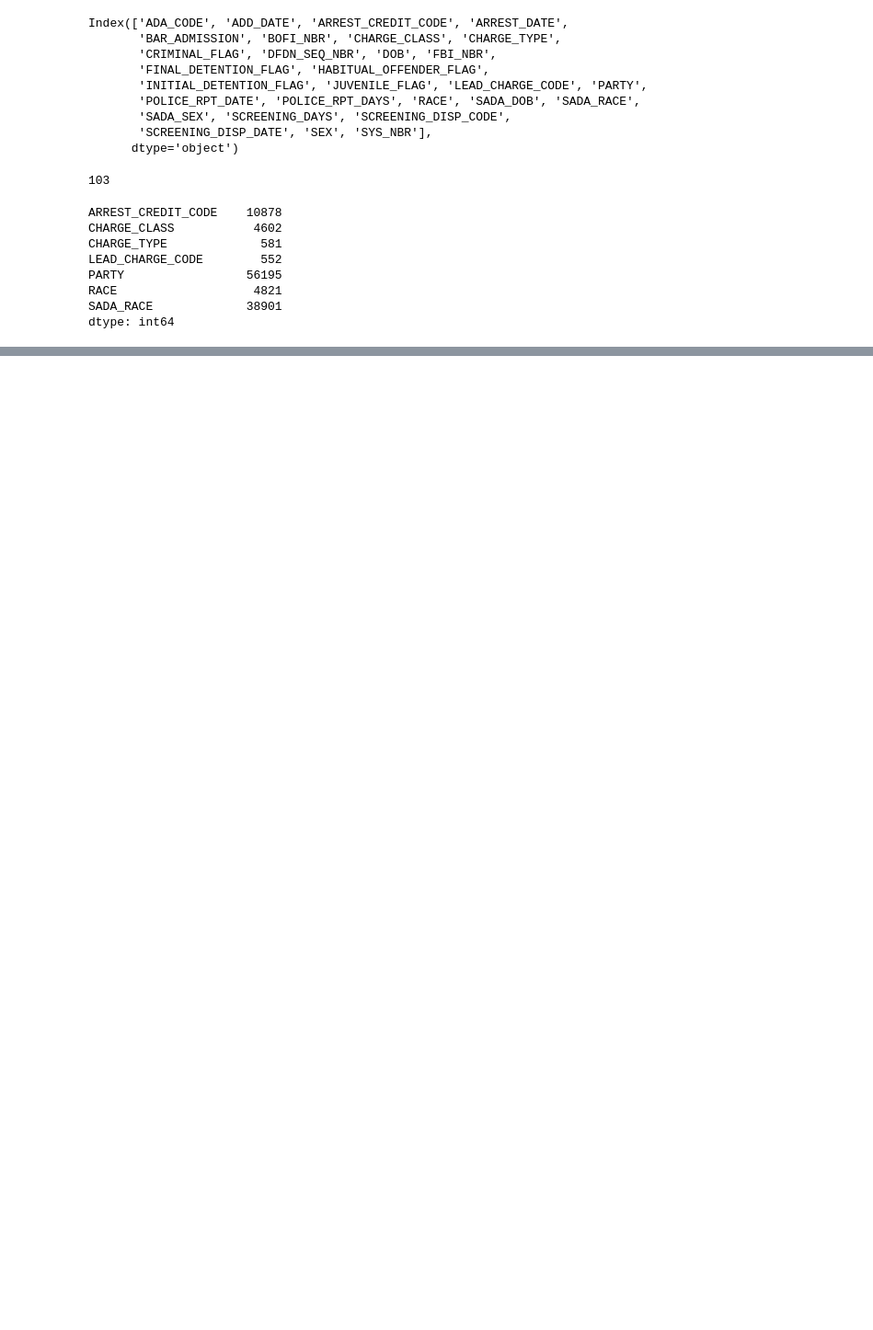
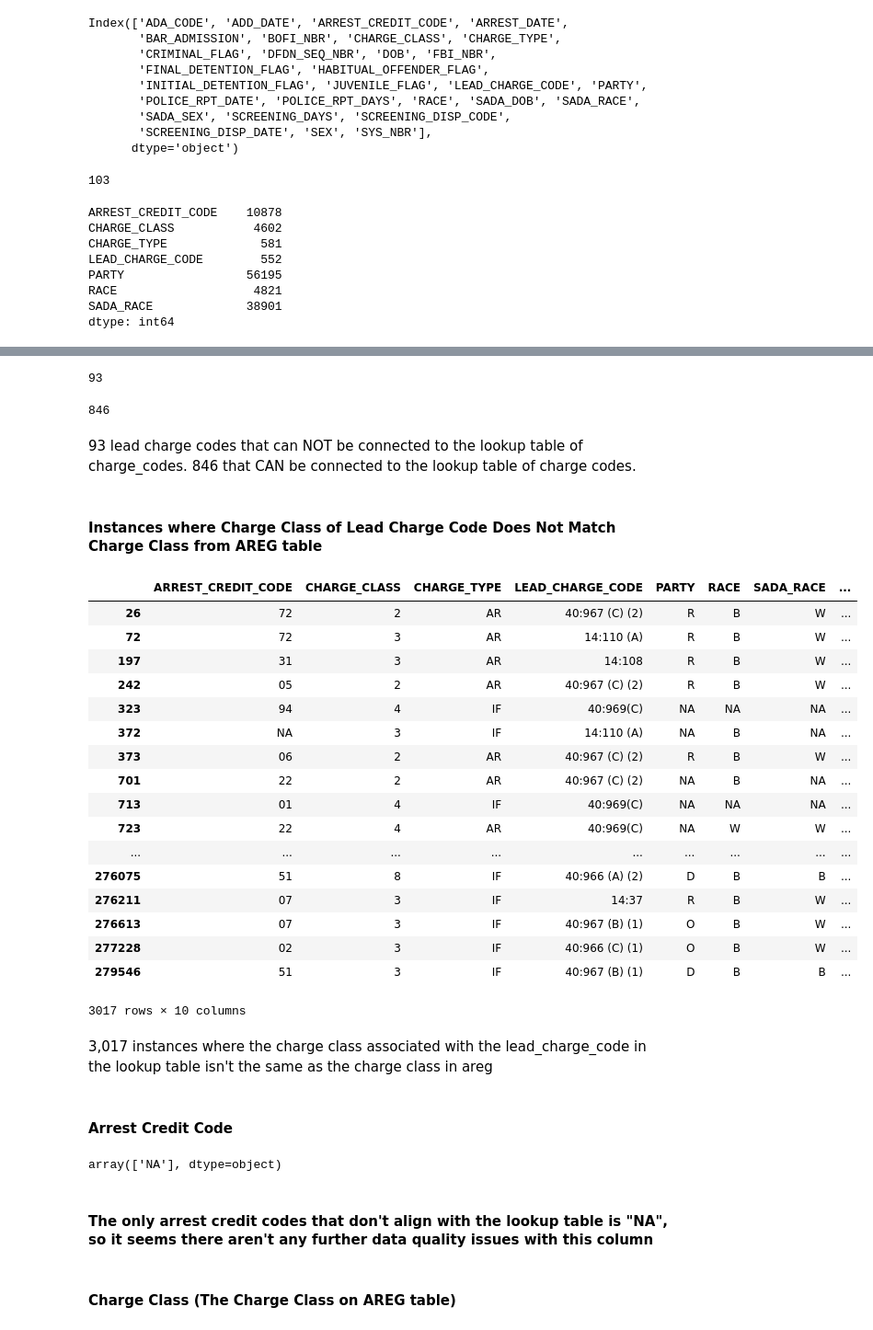
Before and after one commit to da1933/NODA, a Jupyter notebook: Cleaning categorical data.ipynb, the cells around one changed output, grey strips where cells are left out. Shown at 92% size. Saved outputs shown, nothing was run; the diff lists cells and outputs as text; code cells hidden in the pictures; blank space fills up the shorter version.

```diff
--- a/Cleaning categorical data.ipynb
+++ b/Cleaning categorical data.ipynb
@@ -111,0 +110,3 @@ categorical
+# %%
+CGCD = pd.read_stata("cgcd-cln.dta")
+CGCD.to_csv('cgcd-cln.csv')
@@ -111,0 +135,14 @@ categorical
+# %%
+merged_cat_filled = pd.merge(merged_cat_filled, CGCD[['charge_code', 'charge_class', 'charge_desc']], \
+                             left_on=['LEAD_CHARGE_CODE'], right_on=['charge_code'], how='left')
+# %%
+len(merged_cat_filled.loc[merged_cat_filled['charge_code'].isnull() == True,'LEAD_CHARGE_CODE'].unique())
+# %% [output]
+93
+# %%
+len(merged_cat_filled.loc[merged_cat_filled['charge_code'].isnull() == False,'LEAD_CHARGE_CODE'].unique())
+# %% [output]
+846
+# %% [markdown]
+93 lead charge codes that can NOT be connected to the lookup table of charge_codes.
+846 that CAN be connected to the lookup table of charge codes.
@@ -111,0 +153,31 @@ categorical
+# %% [markdown]
+#### Instances where Charge Class of Lead Charge Code Does Not Match Charge Class from AREG table
+# %%
+non_null_cc = merged_cat_filled.loc[(merged_cat_filled['CHARGE_CLASS'] != 'NA') \
+                                    & (merged_cat_filled['charge_class'].isnull() == False)\
+                                    & (merged_cat_filled['charge_class'] != ''), ]
+# %%
+non_null_cc.loc[non_null_cc['CHARGE_CLASS'].astype(int).astype(str) != non_null_cc['charge_class'].astype(str),]
+# %% [output]
+|  | ARREST_CREDIT_CODE | CHARGE_CLASS | CHARGE_TYPE | LEAD_CHARGE_CODE | PARTY | RACE | SADA_RACE | ... |
+| 26 | 72 | 2 | AR | 40:967 (C) (2) | R | B | W | ... |
+| 72 | 72 | 3 | AR | 14:110 (A) | R | B | W | ... |
+| 197 | 31 | 3 | AR | 14:108 | R | B | W | ... |
+| 242 | 05 | 2 | AR | 40:967 (C) (2) | R | B | W | ... |
+| 323 | 94 | 4 | IF | 40:969(C) | NA | NA | NA | ... |
+| 372 | NA | 3 | IF | 14:110 (A) | NA | B | NA | ... |
+| 373 | 06 | 2 | AR | 40:967 (C) (2) | R | B | W | ... |
+| 701 | 22 | 2 | AR | 40:967 (C) (2) | NA | B | NA | ... |
+| 713 | 01 | 4 | IF | 40:969(C) | NA | NA | NA | ... |
+| 723 | 22 | 4 | AR | 40:969(C) | NA | W | W | ... |
+| ... | ... | ... | ... | ... | ... | ... | ... | ... |
+| 276075 | 51 | 8 | IF | 40:966 (A) (2) | D | B | B | ... |
+| 276211 | 07 | 3 | IF | 14:37 | R | B | W | ... |
+| 276613 | 07 | 3 | IF | 40:967 (B) (1) | O | B | W | ... |
+| 277228 | 02 | 3 | IF | 40:966 (C) (1) | O | B | W | ... |
+| 279546 | 51 | 3 | IF | 40:967 (B) (1) | D | B | B | ... |
+3017 rows × 10 columns
+# %% [markdown]
+3,017 instances where the charge class associated with the lead_charge_code in the lookup table isn't the same as the charge class in areg
+# %% [markdown]
+#### Arrest Credit Code
@@ -111,0 +189,8 @@ categorical
+# %%
+merged_cat_filled.loc[merged_cat_filled['code_code'].isnull() == True,'ARREST_CREDIT_CODE'].unique()
+# %% [output]
+array(['NA'], dtype=object)
+# %% [markdown]
+#### The only arrest credit codes that don't align with the lookup table is "NA", so it seems there aren't any further data quality issues with this column
+# %% [markdown]
+#### Charge Class (The Charge Class on AREG table)
```
Also changed, not shown: parts of 20 cells of this notebook.
